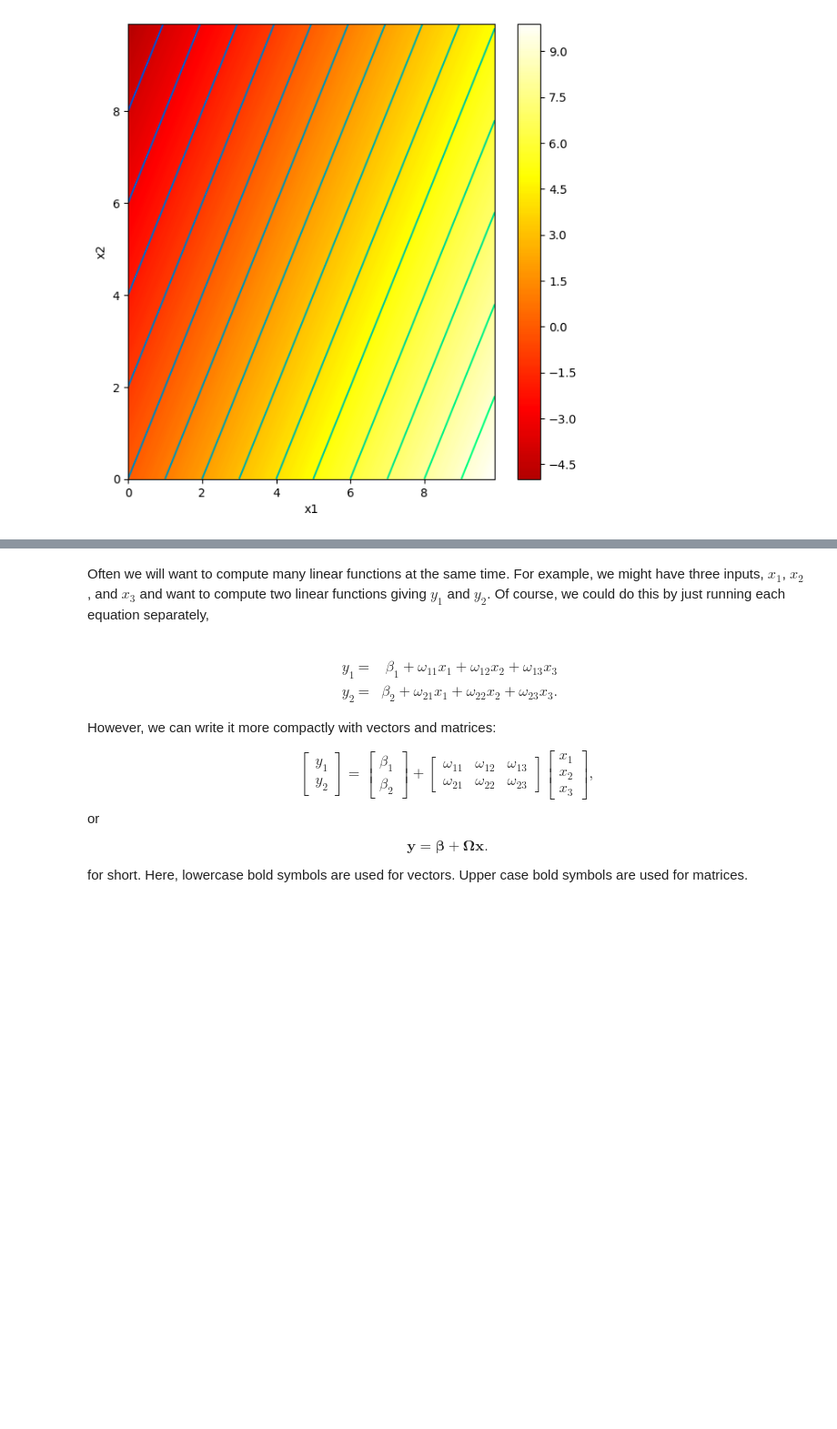
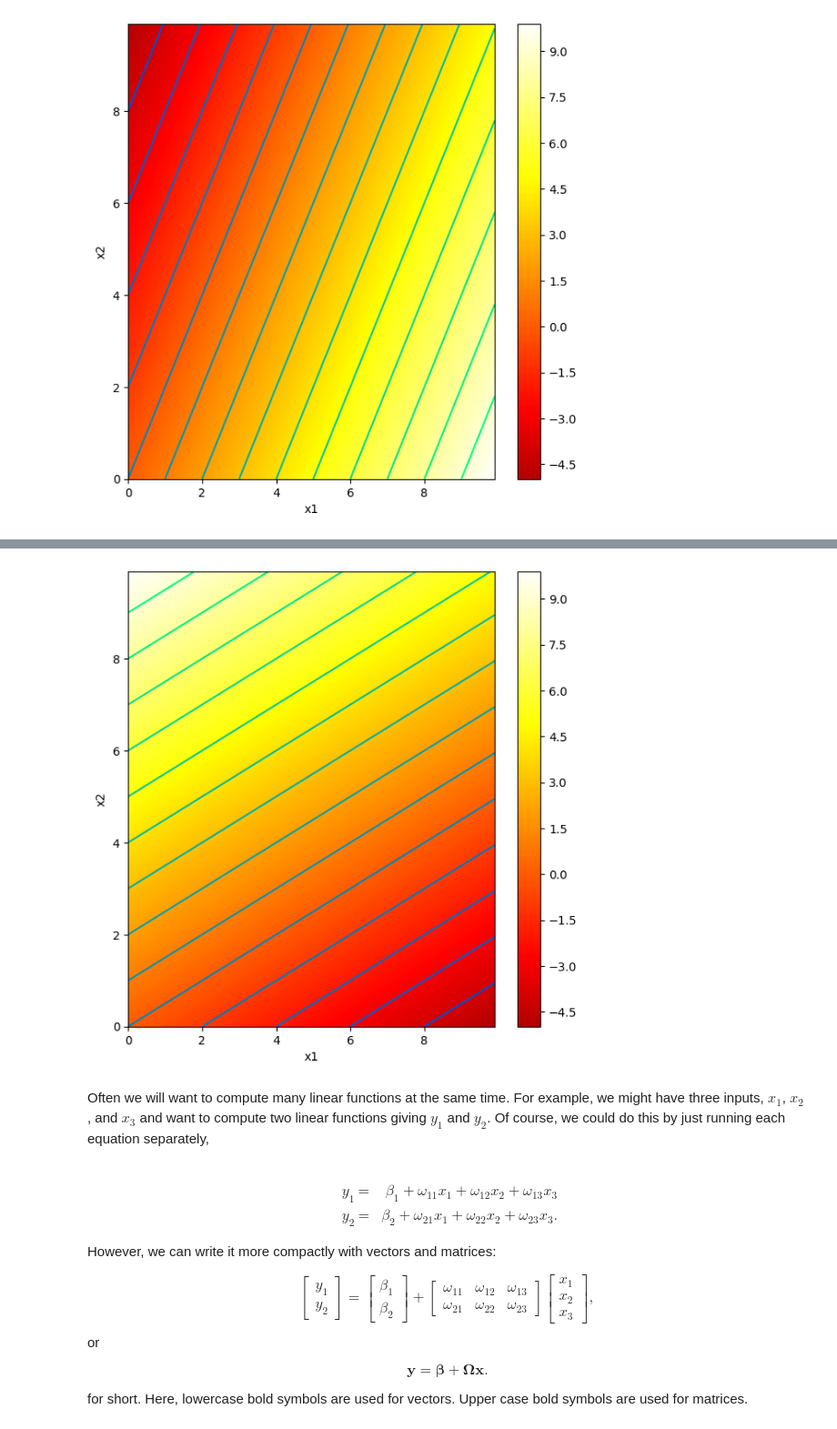
Before and after one commit to deburg0/udlbook, a Jupyter notebook: Notebooks/Chap01/1_1_BackgroundMathematics.ipynb, the cells around one changed output, grey strips where cells are left out. Shown at 91% size. Cells and saved outputs as stored; diff of their text form; code cells hidden in the pictures; blank space fills up the shorter version.

```diff
--- a/Notebooks/Chap01/1_1_BackgroundMathematics.ipynb
+++ b/Notebooks/Chap01/1_1_BackgroundMathematics.ipynb
@@ -107,3 +125,10 @@ draw_2D_function(x1,x2,y)
+# %%
+# x2 = (c-beta)/omega_2 + (-omega_1/omega_2) x1
+beta = 0.0; omega1 = -0.5; omega2 = 1.0
+y  = linear_function_2D(x1,x2,beta, omega1, omega2)
+draw_2D_function(x1,x2,y)
+# %% [output]
+[figure, added]
 # %% [markdown]
 Often we will want to compute many linear functions at the same time.  For example, we might have three inputs, $x_1$, $x_2$, and $x_3$ and want to compute two linear functions giving $y_1$ and $y_2$. Of course, we could do this by just running each equation separately,<br><br>
 
```
Also changed, not shown: parts of 4 cells of this notebook.
